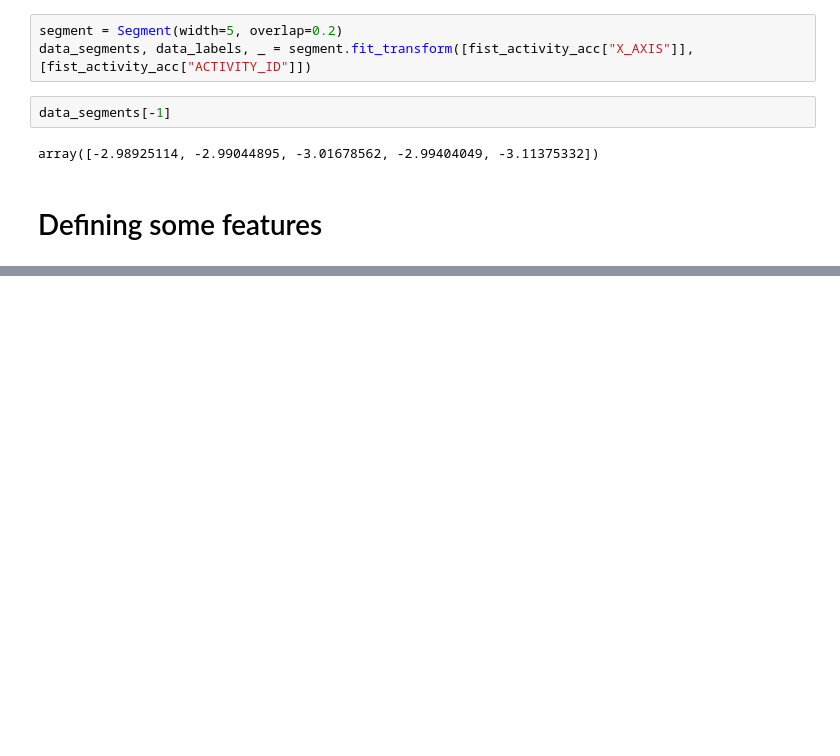
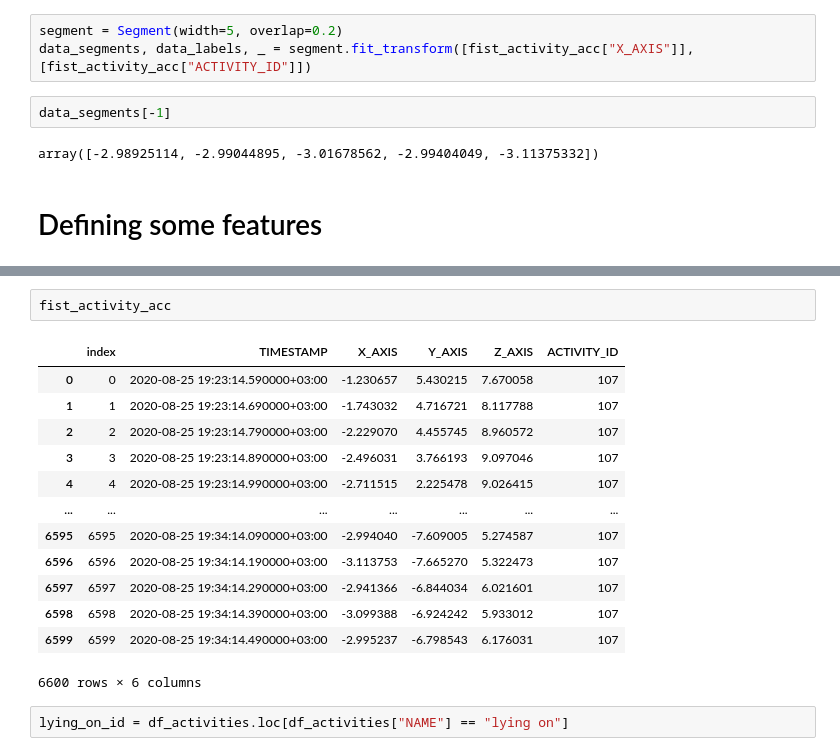
Before and after one commit to giorgosVardakas/Positional-Signal-Processing, a Jupyter notebook: Data Series Classification.ipynb, the cells around one changed output, grey strips where cells are left out. Saved outputs shown, nothing was run; the diff lists cells and outputs as text; blank space fills up the shorter version.

```diff
--- a/Data Series Classification.ipynb
+++ b/Data Series Classification.ipynb
@@ -240,3 +273,21 @@ print(results)
        107, 107, 107, 107, 107, 107, 107, 107, 107, 107, 107, 107, 107,
        107, 107, 107, 107, 107, 107, 107, 107, 107, 107, 107, 107, 107,
        107, 107, 107, 107, 107]))
+# %%
+fist_activity_acc
+# %% [output]
+|  | index | TIMESTAMP | X_AXIS | Y_AXIS | Z_AXIS | ACTIVITY_ID |
+| 0 | 0 | 2020-08-25 19:23:14.590000+03:00 | -1.230657 | 5.430215 | 7.670058 | 107 |
+| 1 | 1 | 2020-08-25 19:23:14.690000+03:00 | -1.743032 | 4.716721 | 8.117788 | 107 |
+| 2 | 2 | 2020-08-25 19:23:14.790000+03:00 | -2.229070 | 4.455745 | 8.960572 | 107 |
+| 3 | 3 | 2020-08-25 19:23:14.890000+03:00 | -2.496031 | 3.766193 | 9.097046 | 107 |
+| 4 | 4 | 2020-08-25 19:23:14.990000+03:00 | -2.711515 | 2.225478 | 9.026415 | 107 |
+| ... | ... | ... | ... | ... | ... | ... |
+| 6595 | 6595 | 2020-08-25 19:34:14.090000+03:00 | -2.994040 | -7.609005 | 5.274587 | 107 |
+| 6596 | 6596 | 2020-08-25 19:34:14.190000+03:00 | -3.113753 | -7.665270 | 5.322473 | 107 |
+| 6597 | 6597 | 2020-08-25 19:34:14.290000+03:00 | -2.941366 | -6.844034 | 6.021601 | 107 |
+| 6598 | 6598 | 2020-08-25 19:34:14.390000+03:00 | -3.099388 | -6.924242 | 5.933012 | 107 |
+| 6599 | 6599 | 2020-08-25 19:34:14.490000+03:00 | -2.995237 | -6.798543 | 6.176031 | 107 |
+6600 rows × 6 columns
+# %%
+lying_on_id = df_activities.loc[df_activities["NAME"] == "lying on"]
```
Also changed, not shown: parts of 12 cells of this notebook, 1 other file.
